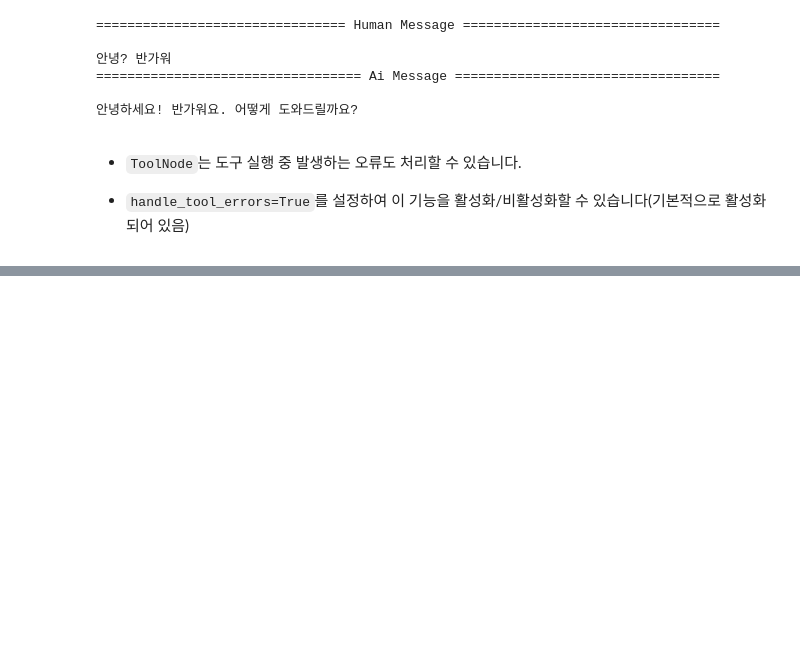
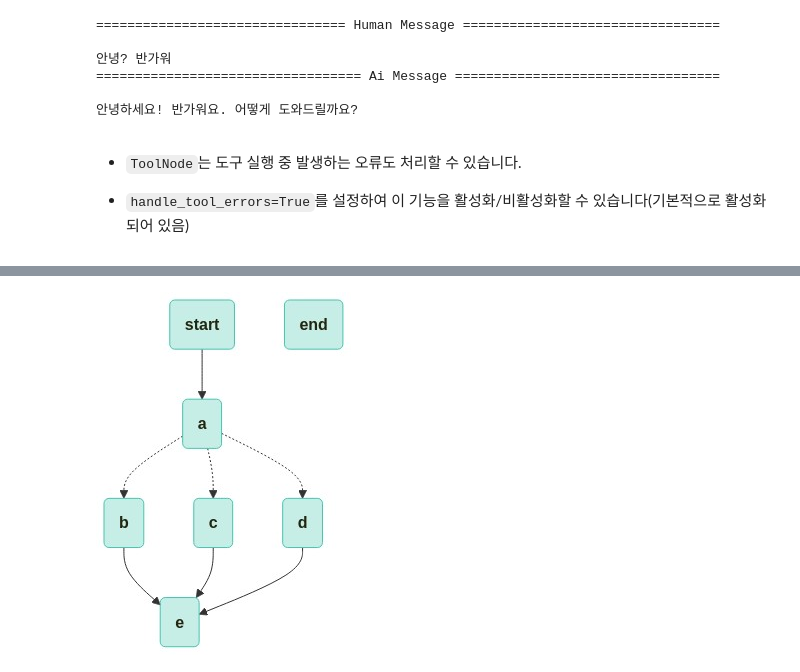
Before and after one commit to yoonwanggyu/BOAZ_ADV, a Jupyter notebook: Wang_Gyu/LangGraph_8)~.ipynb, the cells around one changed output, grey strips where cells are left out. Cells and saved outputs as stored; diff of their text form; code cells hidden in the pictures; blank space fills up the shorter version.

```diff
--- a/Wang_Gyu/LangGraph_8)~.ipynb
+++ b/Wang_Gyu/LangGraph_8)~.ipynb
@@ -513,0 +796,100 @@ for chunk in app.stream(
+# %%
+from typing import Annotated, Sequence
+from typing_extensions import TypedDict
+from langgraph.graph import StateGraph
+from langgraph.graph.message import add_messages
+
+
+# 팬아웃 값들의 병합 로직 구현, 빈 리스트 처리 및 리스트 연결 수행
+def reduce_fanouts(left, right):
+    if left is None:
+        left = []
+    if not right:
+        # 덮어쓰기
+        return []
+    return left + right
+
+
+# 상태 관리를 위한 타입 정의, 집계 및 팬아웃 값 저장 구조 설정
+class State(TypedDict):
+    # add_messages 리듀서 사용
+    aggregate: Annotated[list, add_messages]
+    fanout_values: Annotated[list, reduce_fanouts]
+    which: str
+
+
+# 그래프 초기화
+builder = StateGraph(State)
+builder.add_node("a", ReturnNodeValue("I'm A"))
+builder.add_edge(START, "a")
+
+
+# 병렬 노드 값 반환 클래스
+class ParallelReturnNodeValue:
+    def __init__(
+        self,
+        node_secret: str,
+        reliability: float,
+    ):
+        self._value = node_secret
+        self._reliability = reliability
+
+    # 호출시 상태 업데이트
+    def __call__(self, state: State) -> Any:
+        print(f"Adding {self._value} to {state['aggregate']} in parallel.")
+        return {
+            "fanout_values": [
+                {
+                    "value": [self._value],
+                    "reliability": self._reliability,
+                }
+            ]
+        }
+
+
+# 신뢰도(reliability)가 다른 병렬 노드들 추가
+builder.add_node("b", ParallelReturnNodeValue("I'm B", reliability=0.1))
+builder.add_node("c", ParallelReturnNodeValue("I'm C", reliability=0.9))
+builder.add_node("d", ParallelReturnNodeValue("I'm D", reliability=0.5))
+
+
+# 팬아웃 값들을 신뢰도 기준으로 정렬하고 최종 집계 수행
+def aggregate_fanout_values(state: State) -> Any:
+    # 신뢰도 기준 정렬
+    ranked_values = sorted(
+        state["fanout_values"], key=lambda x: x["reliability"], reverse=True
+    )
+    print(ranked_values)
+    return {
+        "aggregate": [x["value"][0] for x in ranked_values] + ["I'm E"],
+        "fanout_values": [],
+    }
+
+
+# 집계 노드 추가
+builder.add_node("e", aggregate_fanout_values)
+
+
+# 상태에 따른 조건부 라우팅 로직 구현
+def route_bc_or_cd(state: State) -> Sequence[str]:
+    if state["which"] == "cd":
+        return ["c", "d"]
+    return ["b", "c"]
+
+
+# 중간 노드들 설정 및 조건부 엣지 추가
+intermediates = ["b", "c", "d"]
+builder.add_conditional_edges("a", route_bc_or_cd, intermediates)
+
+# 중간 노드들과 최종 집계 노드 연결
+for node in intermediates:
+    builder.add_edge(node, "e")
+
+# 그래프 완성을 위한 최종
+graph = builder.compile()
+
+from langchain_teddynote.graphs import visualize_graph
+
+visualize_graph(graph)
+# %% [output]
+[figure, added]
```
Also changed, not shown: parts of 37 cells of this notebook.
